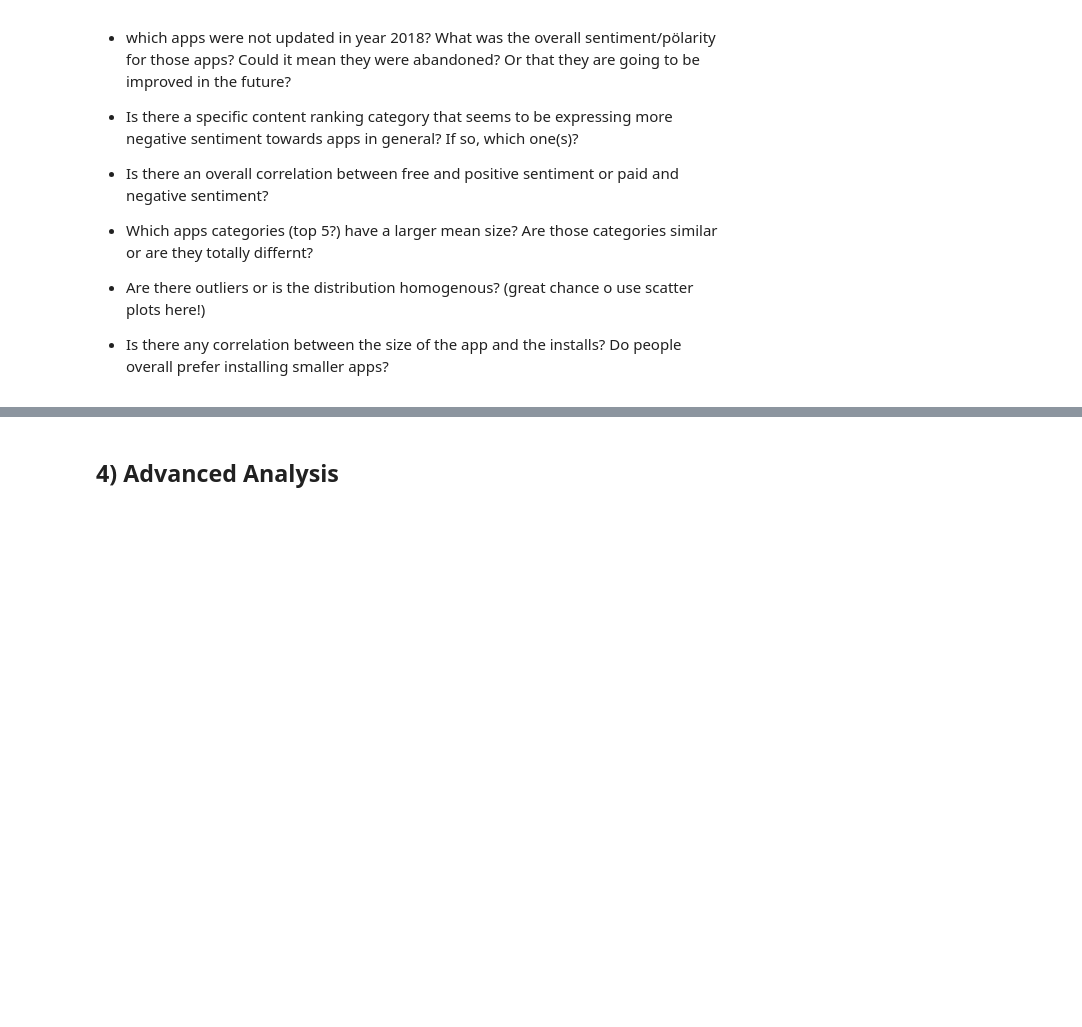
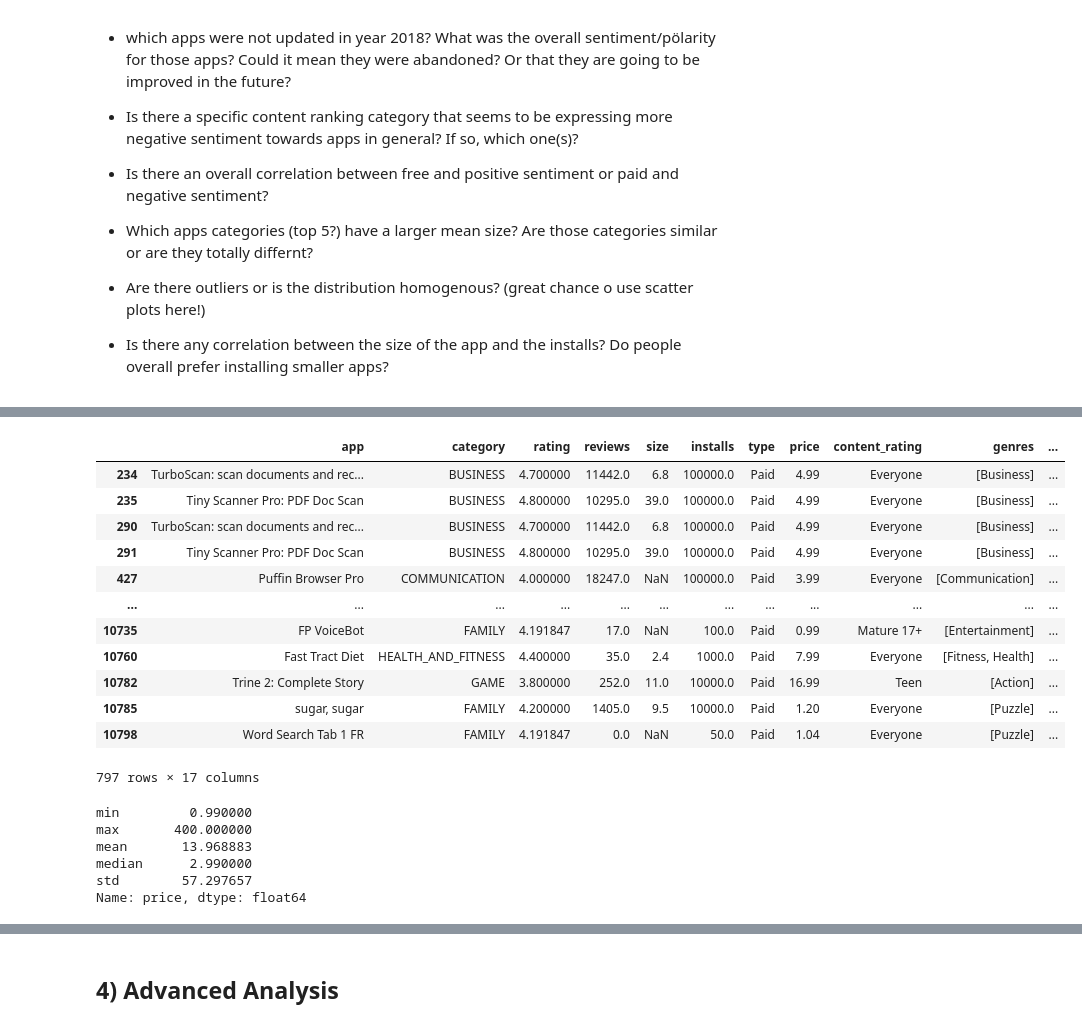
Before and after one commit to GOliviero92/Google-Apps-Analysis, a Jupyter notebook: data_analysis.ipynb, the cells around one changed output, grey strips where cells are left out. Drawn from its saved outputs; the diff is of its cells as text; code cells hidden in the pictures; blank space fills up the shorter version.

```diff
--- a/data_analysis.ipynb
+++ b/data_analysis.ipynb
@@ -162,0 +211,28 @@ for variable, subplot in zip(categorical, ax.flatten()):
+# %%
+#creating a sub-dataframe with paid apps only
+paid_apps=df_feature[df_feature.type=='Paid']
+paid_apps
+# %% [output]
+|  | app | category | rating | reviews | size | installs | type | price | content_rating | genres | ... |
+| 234 | TurboScan: scan documents and rec... | BUSINESS | 4.700000 | 11442.0 | 6.8 | 100000.0 | Paid | 4.99 | Everyone | [Business] | ... |
+| 235 | Tiny Scanner Pro: PDF Doc Scan | BUSINESS | 4.800000 | 10295.0 | 39.0 | 100000.0 | Paid | 4.99 | Everyone | [Business] | ... |
+| 290 | TurboScan: scan documents and rec... | BUSINESS | 4.700000 | 11442.0 | 6.8 | 100000.0 | Paid | 4.99 | Everyone | [Business] | ... |
+| 291 | Tiny Scanner Pro: PDF Doc Scan | BUSINESS | 4.800000 | 10295.0 | 39.0 | 100000.0 | Paid | 4.99 | Everyone | [Business] | ... |
+| 427 | Puffin Browser Pro | COMMUNICATION | 4.000000 | 18247.0 | NaN | 100000.0 | Paid | 3.99 | Everyone | [Communication] | ... |
+| ... | ... | ... | ... | ... | ... | ... | ... | ... | ... | ... | ... |
+| 10735 | FP VoiceBot | FAMILY | 4.191847 | 17.0 | NaN | 100.0 | Paid | 0.99 | Mature 17+ | [Entertainment] | ... |
+| 10760 | Fast Tract Diet | HEALTH_AND_FITNESS | 4.400000 | 35.0 | 2.4 | 1000.0 | Paid | 7.99 | Everyone | [Fitness, Health] | ... |
+| 10782 | Trine 2: Complete Story | GAME | 3.800000 | 252.0 | 11.0 | 10000.0 | Paid | 16.99 | Teen | [Action] | ... |
+| 10785 | sugar, sugar | FAMILY | 4.200000 | 1405.0 | 9.5 | 10000.0 | Paid | 1.20 | Everyone | [Puzzle] | ... |
+| 10798 | Word Search Tab 1 FR | FAMILY | 4.191847 | 0.0 | NaN | 50.0 | Paid | 1.04 | Everyone | [Puzzle] | ... |
+797 rows × 17 columns
+# %%
+#display mean and median of the new dataframe
+paid_apps.price.agg(['min','max','mean','median','std'])
+# %% [output]
+min         0.990000
+max       400.000000
+mean       13.968883
+median      2.990000
+std        57.297657
+Name: price, dtype: float64
```
Also changed, not shown: parts of 49 cells of this notebook.
